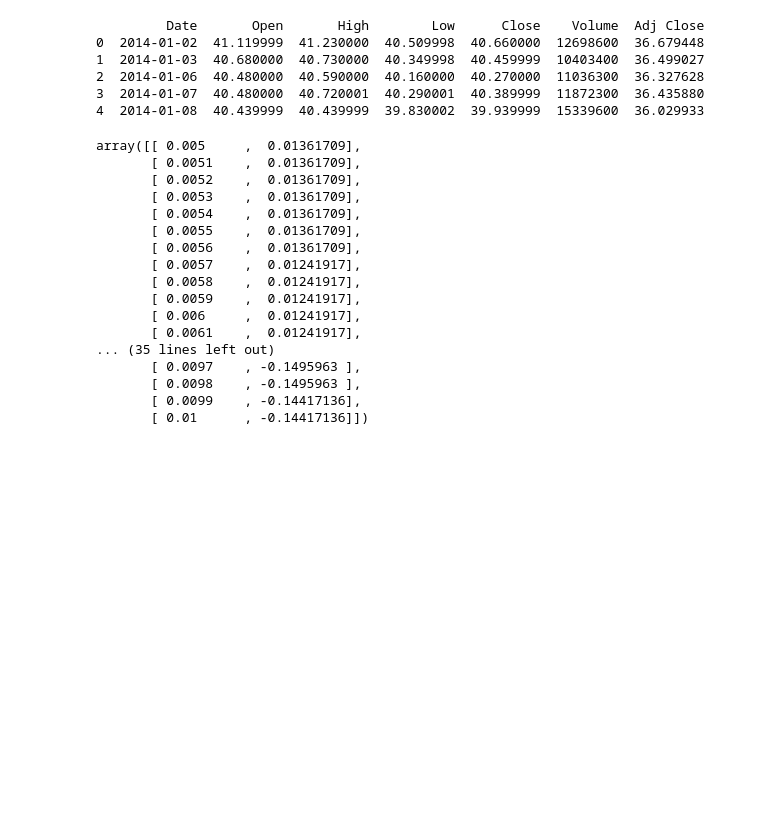
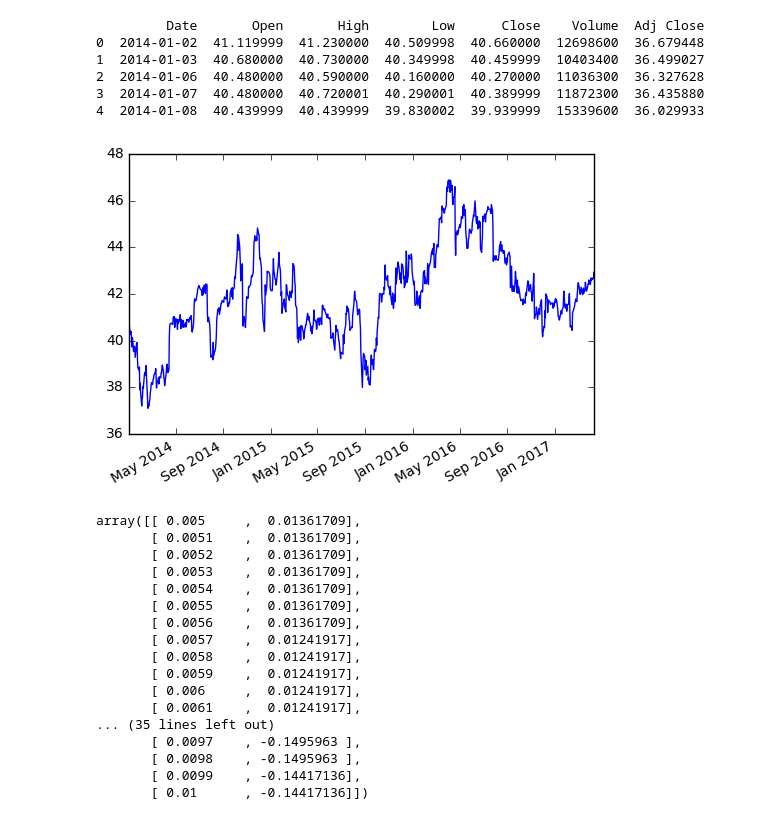
Before and after one commit to LingxiangYu/new_staff, a Jupyter notebook: STAT4261_project/ko_breakout.ipynb, the cells around one changed output. Cells and saved outputs as stored; diff of their text form; code cells hidden in the pictures; blank space fills up the shorter version.

```diff
--- a/STAT4261_project/ko_breakout.ipynb
+++ b/STAT4261_project/ko_breakout.ipynb
@@ -16,6 +18,13 @@ print data.head()
 2  2014-01-06  40.480000  40.590000  40.160000  40.270000  11036300  36.327628
 3  2014-01-07  40.480000  40.720001  40.290001  40.389999  11872300  36.435880
 4  2014-01-08  40.439999  40.439999  39.830002  39.939999  15339600  36.029933
+# %%
+fig, ax = plt.subplots()
+ax.plot_date(data['Date'], data['Close'], '-')
+fig.autofmt_xdate()
+plt.show()
+# %% [output]
+[figure, added]
 # %%
 #define variables
 initial_value = 1000000 #trade size--1000 shares of coca 'KO' stock, assume I have enough fund to buy 1000 shares
```
Also changed, not shown: parts of 1 cell of this notebook, 3 other files.
